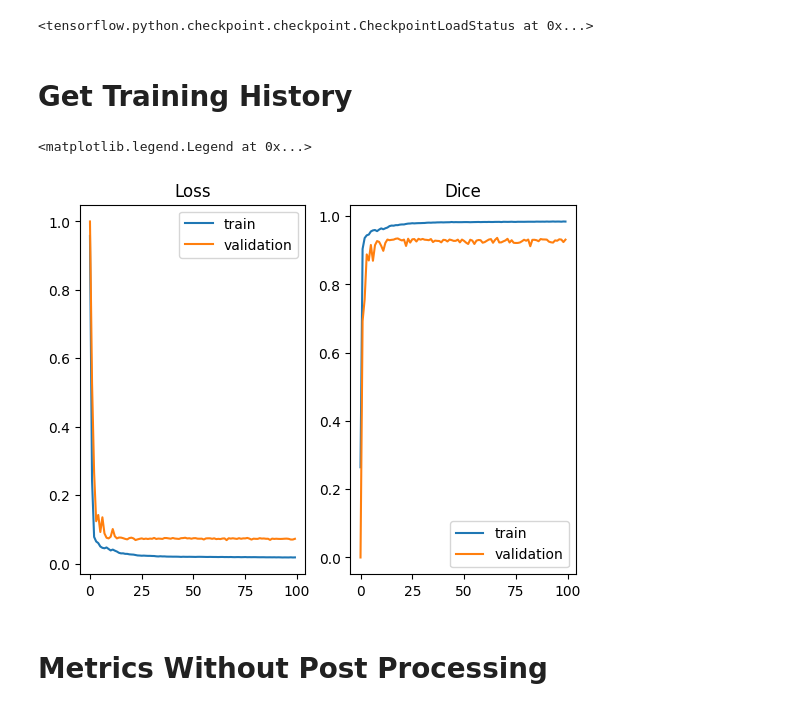
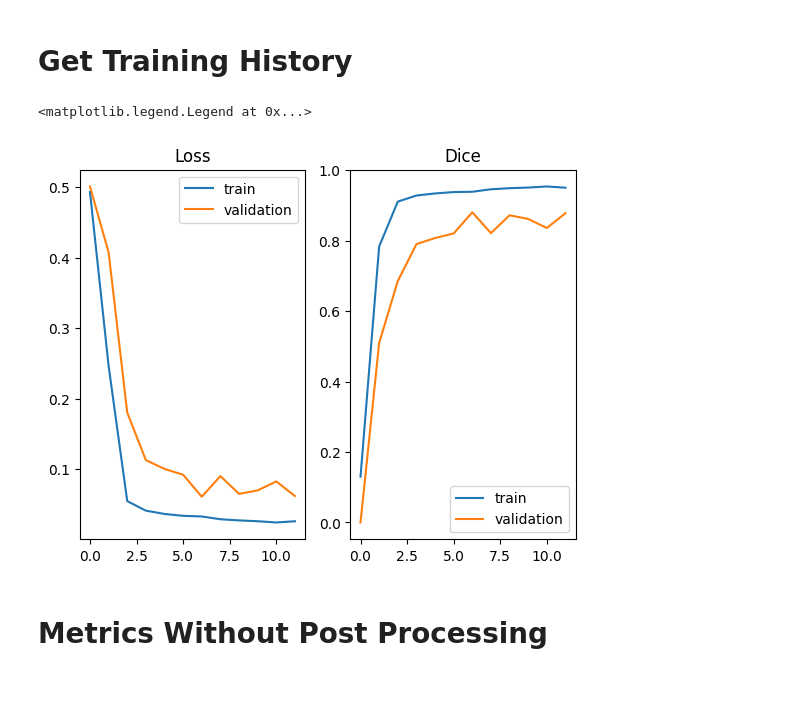
Before and after one commit to arthurgsf/pruning, a Jupyter notebook: test.ipynb, the cells around one changed output. Cells and saved outputs as stored; diff of their text form; code cells hidden in the pictures.

```diff
--- a/test.ipynb
+++ b/test.ipynb
@@ -42,38 +43,32 @@ To enable them in other operations, rebuild TensorFlow with the appropriate comp
-# %%
-from model import EfficientUnet
-model = EfficientUnet(input_shape = INPUT_SHAPE)
-model.load_weights(f"records/{model.name}/checkpoint/{model.name}")
-# %% [output]
-<tensorflow.python.checkpoint.checkpoint.CheckpointLoadStatus at 0x...>
 # %% [markdown]
 # Get Training History
 # %%
 import pickle
 import matplotlib.pyplot as plt
 
-with open(f"records/{model.name}/history", "rb") as f:
+with open(f"records/{model.name}/best/history", "rb") as f:
     history = pickle.load(f)
 
 train_loss = history["loss"]
 val_loss = history["val_loss"]
 
 train_f1 = history["f1-score"]
 val_f1 = history["val_f1-score"]
 
 plt.subplot(1, 2, 1)
 plt.title("Loss")
 plt.plot(train_loss)
 plt.plot(val_loss)
 plt.legend(["train", "validation"])
 
 plt.subplot(1, 2, 2)
 plt.title("Dice")
 plt.plot(train_f1)
 plt.plot(val_f1)
 plt.legend(["train", "validation"])
 # %% [output]
 <matplotlib.legend.Legend at 0x...>
-[figure, old version]
+[figure, new version]
 # %% [markdown]
 # Metrics Without Post Processing
 # %%
```
Also changed, not shown: parts of 7 cells of this notebook, 7 other files.
